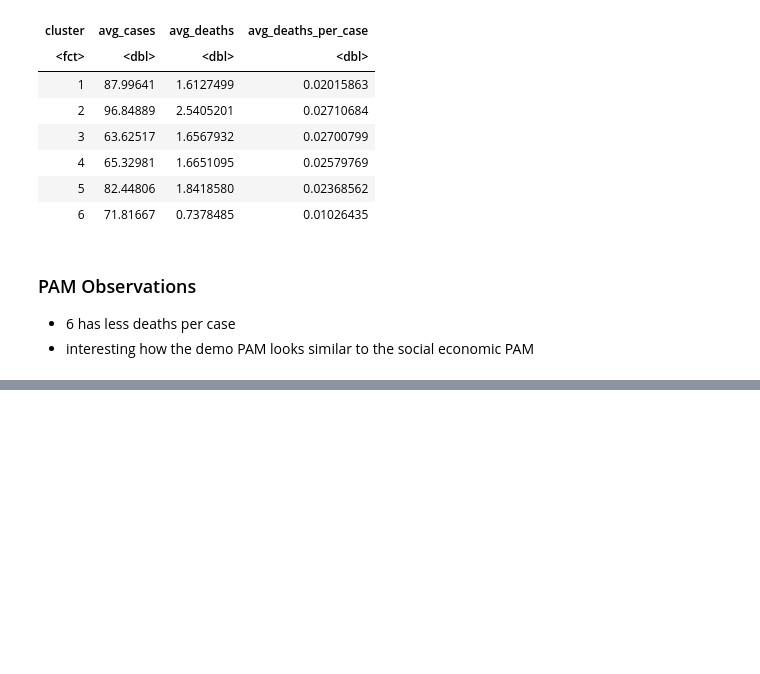
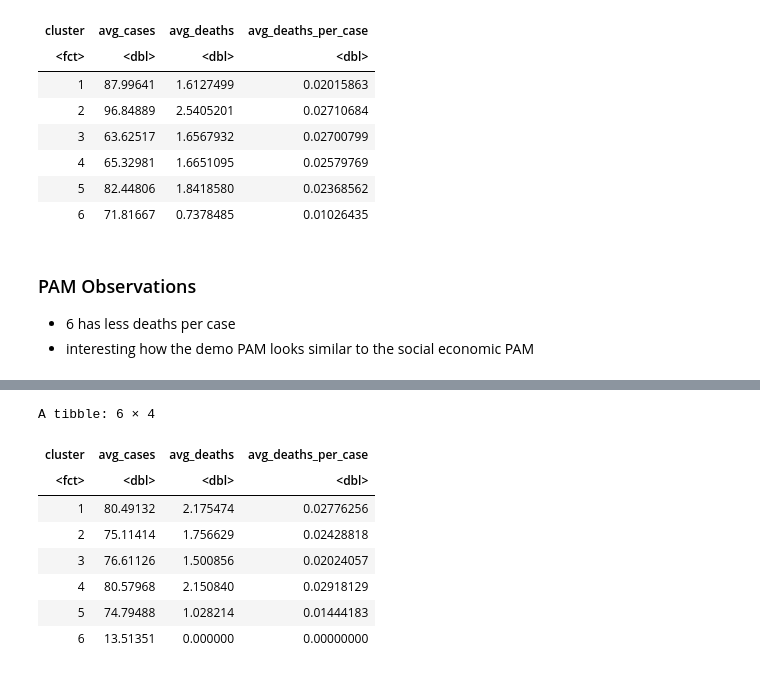
Before and after one commit to ncliu95/smu_dm_project_2, a Jupyter notebook: Project 2.ipynb, the cells around one changed output, grey strips where cells are left out. Saved outputs shown, nothing was run; the diff lists cells and outputs as text; code cells hidden in the pictures; blank space fills up the shorter version.

```diff
--- a/Project 2.ipynb
+++ b/Project 2.ipynb
@@ -1277,0 +1299,17 @@ avg_deaths_per_case = mean(death_per_case))
+# %%
+emp_data_p <- emp_data %>% add_column(cluster = factor(p$cluster))
+
+emp_data_p %>% group_by(cluster) %>% summarize(
+  avg_cases = mean(cases_per_1000),
+  avg_deaths = mean(deaths_per_1000),
+avg_deaths_per_case = mean(death_per_case))
+# %% [output]
+A tibble: 6 × 4
+| cluster | avg_cases | avg_deaths | avg_deaths_per_case |
+| <fct> | <dbl> | <dbl> | <dbl> |
+| 1 | 80.49132 | 2.175474 | 0.02776256 |
+| 2 | 75.11414 | 1.756629 | 0.02428818 |
+| 3 | 76.61126 | 1.500856 | 0.02024057 |
+| 4 | 80.57968 | 2.150840 | 0.02918129 |
+| 5 | 74.79488 | 1.028214 | 0.01444183 |
+| 6 | 13.51351 | 0.000000 | 0.00000000 |
```
Also changed, not shown: parts of 139 cells of this notebook.
